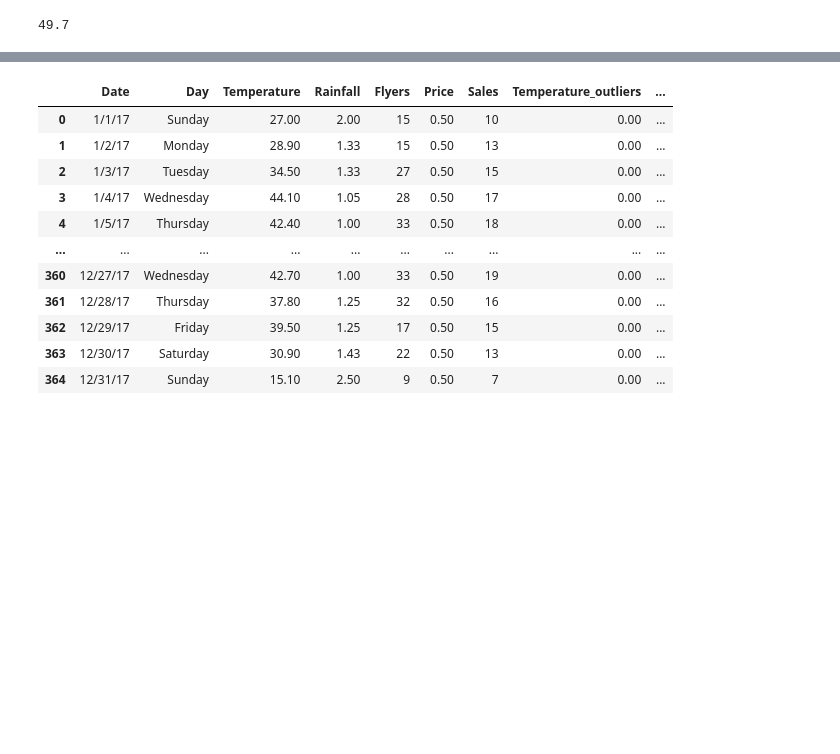
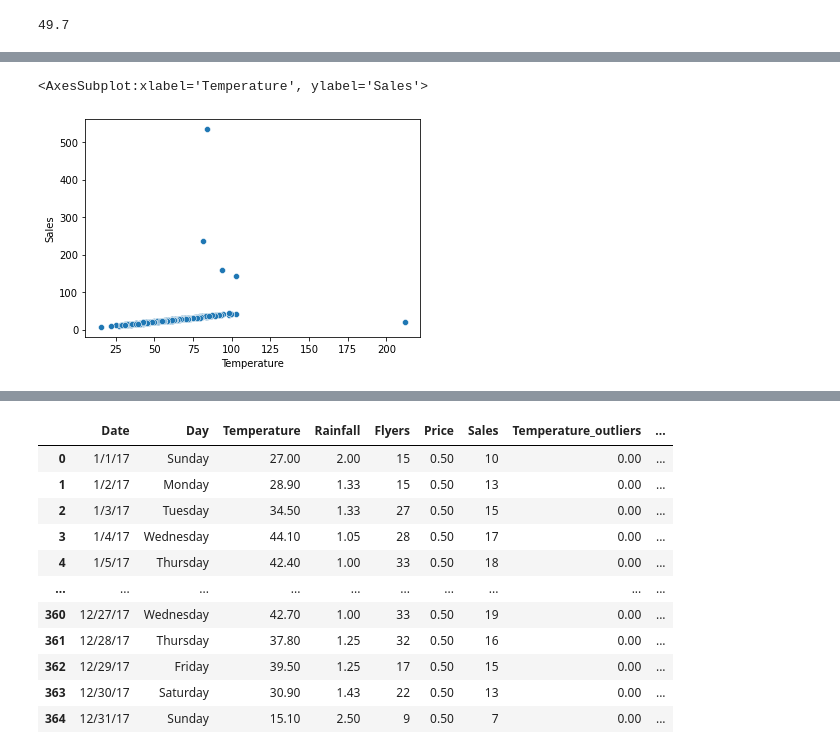
Before and after one commit to jeneyring/anomaly-detection-exercises, a Jupyter notebook: continuous_probabilistic_methods.ipynb, the cells around one changed output, grey strips where cells are left out. Drawn from its saved outputs; the diff is of its cells as text; code cells hidden in the pictures; blank space fills up the shorter version.

```diff
--- a/continuous_probabilistic_methods.ipynb
+++ b/continuous_probabilistic_methods.ipynb
@@ -120,0 +147,5 @@ get_outliers(df_lemonade.Temperature, k=1.5)
+# %%
+sns.scatterplot(data=df_lemonade, x="Temperature", y="Sales")
+# %% [output]
+<AxesSubplot:xlabel='Temperature', ylabel='Sales'>
+[figure, added]
```
Also changed, not shown: parts of 11 cells of this notebook, 2 other files.
